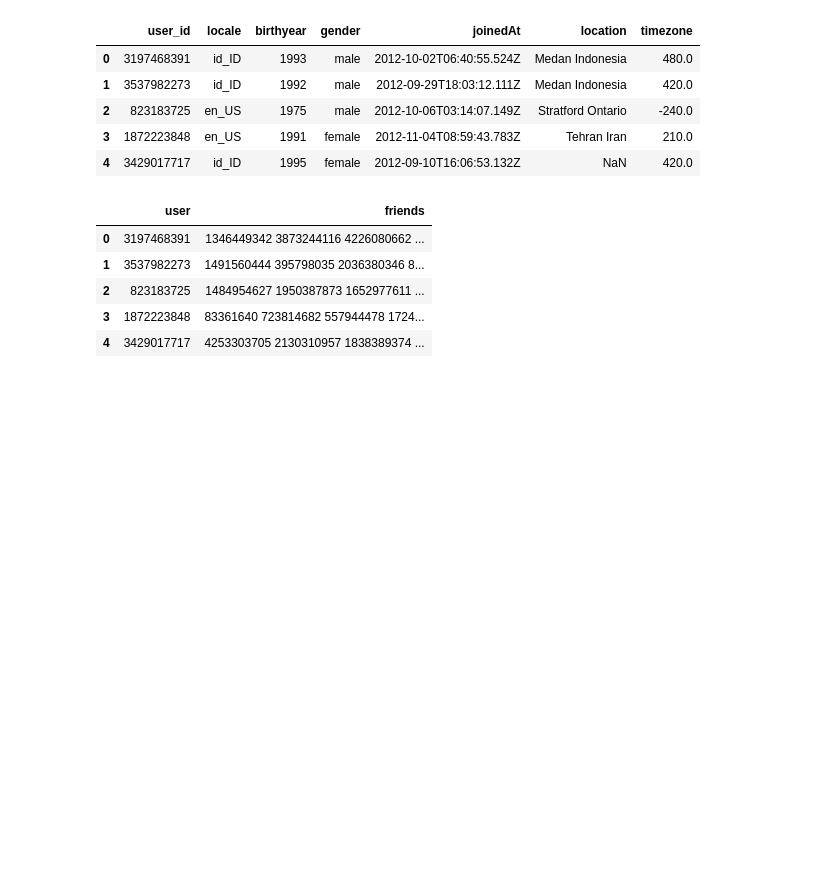
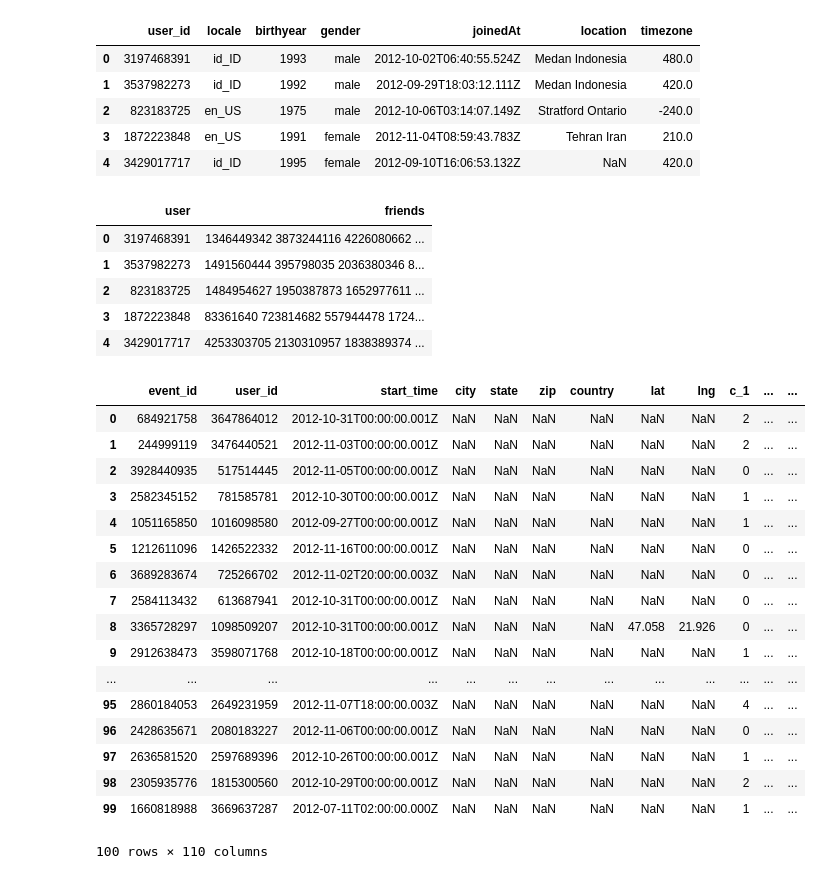
Before and after one commit to pruthviperumalla/Event-Recommender-System, a Jupyter notebook: explore_data.ipynb, the cells around one changed output. Saved outputs shown, nothing was run; the diff lists cells and outputs as text; code cells hidden in the pictures; blank space fills up the shorter version.

```diff
--- a/explore_data.ipynb
+++ b/explore_data.ipynb
@@ -28,3 +34,25 @@ user_friends.head()
 | 2 | 823183725 | 1484954627 1950387873 1652977611 ... |
 | 3 | 1872223848 | 83361640 723814682 557944478 1724... |
 | 4 | 3429017717 | 4253303705 2130310957 1838389374 ... |
+# %%
+events = pd.read_csv(dataPath + 'events.csv')
+events.head(100)
+# %% [output]
+|  | event_id | user_id | start_time | city | state | zip | country | lat | lng | c_1 | ... | ... |
+| 0 | 684921758 | 3647864012 | 2012-10-31T00:00:00.001Z | NaN | NaN | NaN | NaN | NaN | NaN | 2 | ... | ... |
+| 1 | 244999119 | 3476440521 | 2012-11-03T00:00:00.001Z | NaN | NaN | NaN | NaN | NaN | NaN | 2 | ... | ... |
+| 2 | 3928440935 | 517514445 | 2012-11-05T00:00:00.001Z | NaN | NaN | NaN | NaN | NaN | NaN | 0 | ... | ... |
+| 3 | 2582345152 | 781585781 | 2012-10-30T00:00:00.001Z | NaN | NaN | NaN | NaN | NaN | NaN | 1 | ... | ... |
+| 4 | 1051165850 | 1016098580 | 2012-09-27T00:00:00.001Z | NaN | NaN | NaN | NaN | NaN | NaN | 1 | ... | ... |
+| 5 | 1212611096 | 1426522332 | 2012-11-16T00:00:00.001Z | NaN | NaN | NaN | NaN | NaN | NaN | 0 | ... | ... |
+| 6 | 3689283674 | 725266702 | 2012-11-02T20:00:00.003Z | NaN | NaN | NaN | NaN | NaN | NaN | 0 | ... | ... |
+| 7 | 2584113432 | 613687941 | 2012-10-31T00:00:00.001Z | NaN | NaN | NaN | NaN | NaN | NaN | 0 | ... | ... |
+| 8 | 3365728297 | 1098509207 | 2012-10-31T00:00:00.001Z | NaN | NaN | NaN | NaN | 47.058 | 21.926 | 0 | ... | ... |
+| 9 | 2912638473 | 3598071768 | 2012-10-18T00:00:00.001Z | NaN | NaN | NaN | NaN | NaN | NaN | 1 | ... | ... |
+| ... | ... | ... | ... | ... | ... | ... | ... | ... | ... | ... | ... | ... |
+| 95 | 2860184053 | 2649231959 | 2012-11-07T18:00:00.003Z | NaN | NaN | NaN | NaN | NaN | NaN | 4 | ... | ... |
+| 96 | 2428635671 | 2080183227 | 2012-11-06T00:00:00.001Z | NaN | NaN | NaN | NaN | NaN | NaN | 0 | ... | ... |
+| 97 | 2636581520 | 2597689396 | 2012-10-26T00:00:00.001Z | NaN | NaN | NaN | NaN | NaN | NaN | 1 | ... | ... |
+| 98 | 2305935776 | 1815300560 | 2012-10-29T00:00:00.001Z | NaN | NaN | NaN | NaN | NaN | NaN | 2 | ... | ... |
+| 99 | 1660818988 | 3669637287 | 2012-07-11T02:00:00.000Z | NaN | NaN | NaN | NaN | NaN | NaN | 1 | ... | ... |
+100 rows × 110 columns
```
Also changed, not shown: parts of 5 cells of this notebook, 1 other file.
